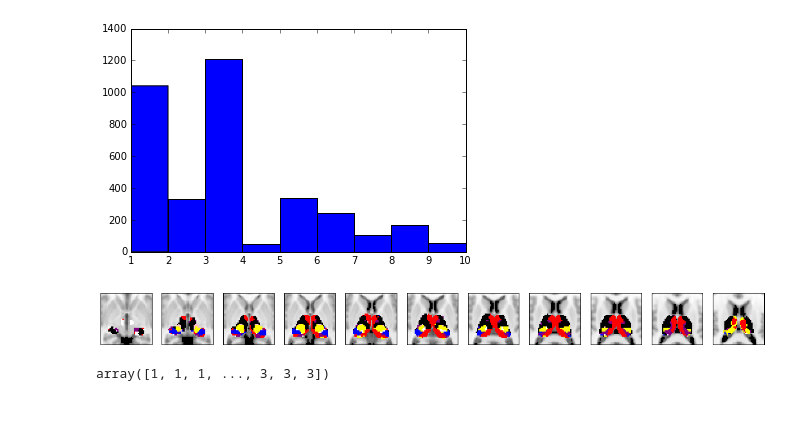
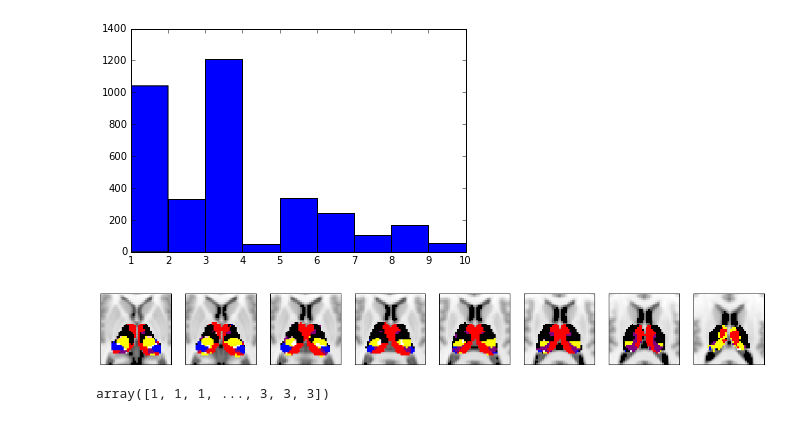
Before and after one commit to kaihwang/FuncParcel, a Jupyter notebook: Visualize Parcellation.ipynb, the cells around one changed output. Saved outputs shown, nothing was run; the diff lists cells and outputs as text; code cells hidden in the pictures.

```diff
--- a/Visualize Parcellation.ipynb
+++ b/Visualize Parcellation.ipynb
@@ -50,35 +60,35 @@ MNI_img = nib.load('/home/despoB/connectome-thalamus/ROIs/MNI152_T1_2mm_brain.ni
 MNI_data = MNI_img.get_data()
 
 # create mask for parcel
 Mask = np.zeros(MNI_data.shape)
 
 # assign CI to each subcortical voxel
 for i, CI in enumerate(CIs):
     Mask[Thalamus_voxel_coordinate[i,0], Thalamus_voxel_coordinate[i,1], Thalamus_voxel_coordinate[i,2]] = CIs[i].astype(int)
 Mask = np.ma.masked_where(Mask == 0, Mask)
 
 # flip dimension to show anteiror of the brain at top
 MNI_data = MNI_data.swapaxes(0,1)
 Mask = Mask.swapaxes(0,1)
 
 # some plot setting (colormap), interplotation..
 cmap = colors.ListedColormap(['red', 'blue', 'black', 'pink', 'white', 'yellow', 'purple', 'yellow', 'purple', 'white'])
 
 # display slice by slice
-Z_slices = range(np.min(Thalamus_voxel_coordinate[:,2]+2), np.max(Thalamus_voxel_coordinate[:,2]-1),1)
+Z_slices = range(np.min(Thalamus_voxel_coordinate[:,2]+5), np.max(Thalamus_voxel_coordinate[:,2]-1),1)
 fig = plt.figure()
 for i, Z_slice in enumerate(Z_slices):
     a = plt.subplot(1, len(Z_slices), i+1 )
     a.set_yticks([])
     a.set_xticks([])
     plt.imshow(MNI_data[40:80, 25:65, Z_slice], cmap='gray', interpolation='nearest')
     plt.imshow(Mask[40:80, 25:65, Z_slice],cmap=cmap, interpolation='none')
     plt.ylim(plt.ylim()[::-1])
 
 fig.set_size_inches(18.5,10.5)
 plt.savefig('Data/Tha_parcel.png', bbox_inches='tight')
 # %% [output]
-[figure, old version]
+[figure, new version]
 # %%
 CIs
 # %% [output]
```
Also changed, not shown: parts of 4 cells of this notebook, 1 other file.
